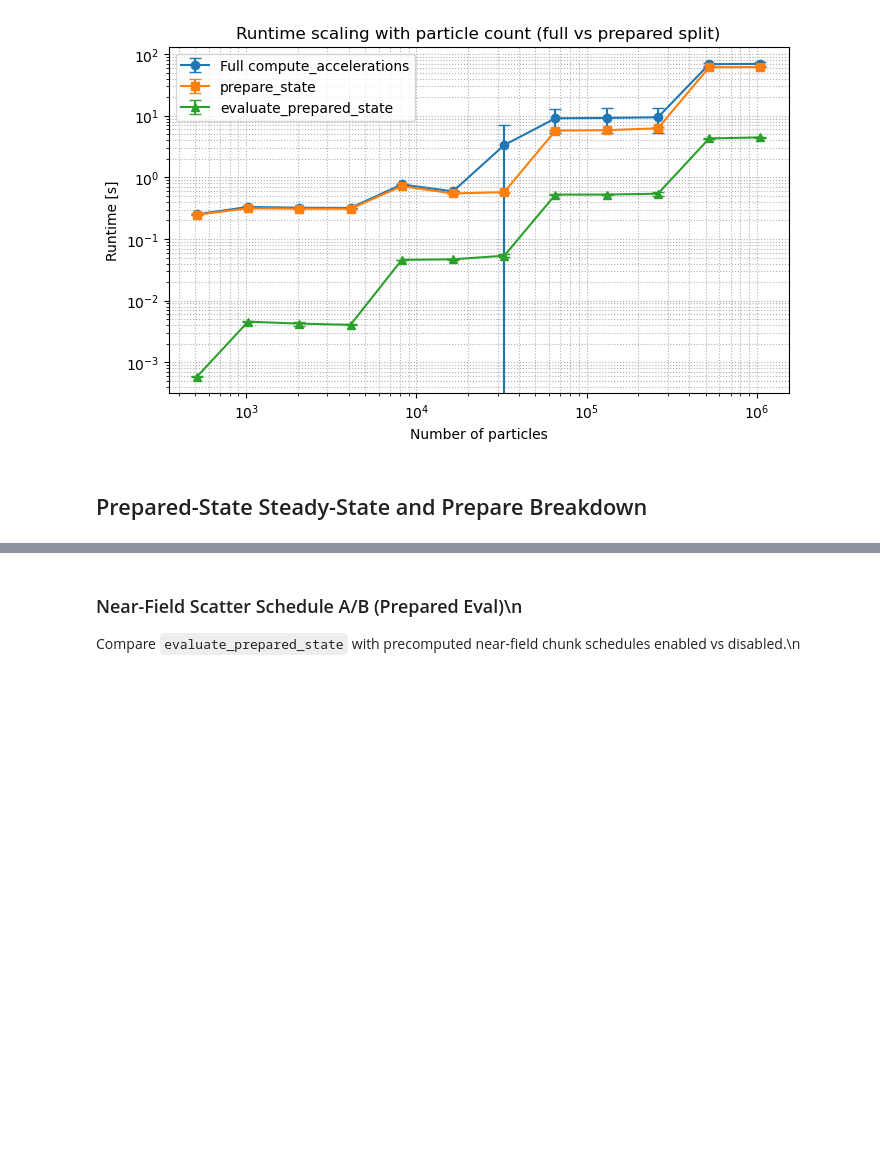
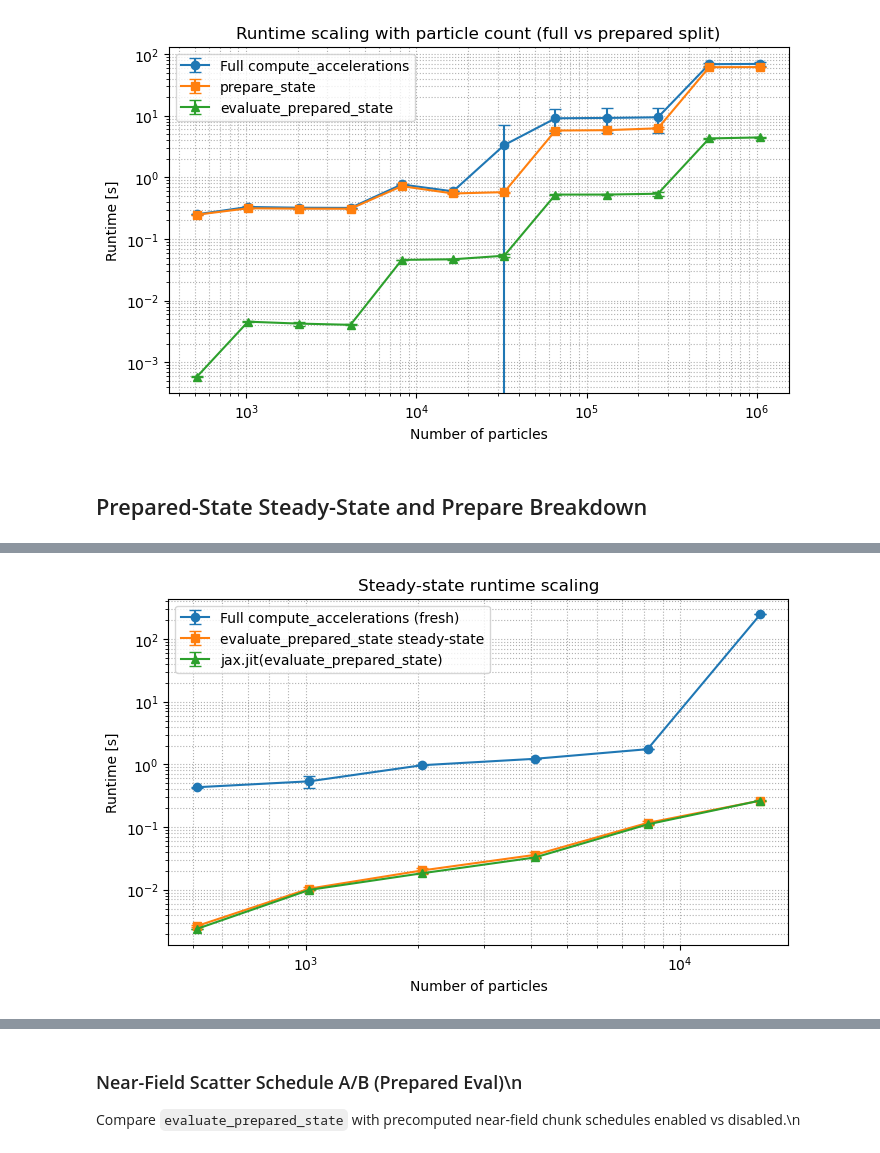
Before and after one commit to TobiBu/jaccpot, a Jupyter notebook: examples/benchmark_runtime_accuracy.ipynb, the cells around one changed output, grey strips where cells are left out. Cells and saved outputs as stored; diff of their text form; code cells hidden in the pictures; blank space fills up the shorter version.

```diff
--- a/examples/benchmark_runtime_accuracy.ipynb
+++ b/examples/benchmark_runtime_accuracy.ipynb
@@ -703,32 +772,42 @@ runtime_prepared_df
 # %%
 runtime_steady_df = runtime_df.merge(runtime_prepared_df, on="num_particles", suffixes=("", "_prepared"))
 runtime_steady_sorted = runtime_steady_df.sort_values("num_particles")
 
 fig, ax = plt.subplots(figsize=(8, 4.5))
 ax.errorbar(
     runtime_steady_sorted["num_particles"],
     runtime_steady_sorted["mean_seconds"],
     yerr=runtime_steady_sorted["std_seconds"],
     fmt="o-",
     capsize=4,
-    label="Full compute_accelerations (reuse on, cached)",
+    label="Full compute_accelerations (fresh)",
 )
 ax.errorbar(
     runtime_steady_sorted["num_particles"],
     runtime_steady_sorted["prepared_eval_mean_seconds"],
     yerr=runtime_steady_sorted["prepared_eval_std_seconds"],
     fmt="s-",
     capsize=4,
     label="evaluate_prepared_state steady-state",
 )
+ax.errorbar(
+    runtime_steady_sorted["num_particles"],
+    runtime_steady_sorted["prepared_eval_jit_mean_seconds"],
+    yerr=runtime_steady_sorted["prepared_eval_jit_std_seconds"],
+    fmt="^-",
+    capsize=4,
+    label="jax.jit(evaluate_prepared_state)",
+)
 ax.set_xscale("log")
 ax.set_yscale("log")
 ax.set_xlabel("Number of particles")
 ax.set_ylabel("Runtime [s]")
 ax.set_title("Steady-state runtime scaling")
 ax.grid(True, which="both", linestyle=":", linewidth=0.8)
 ax.legend()
 plt.show()
+# %% [output]
+[figure, added]
 # %%
 runtime_component_df = profile_prepare_components(
     runtime_particle_counts,
```
Also changed, not shown: parts of 6 cells of this notebook, 4 other files.
